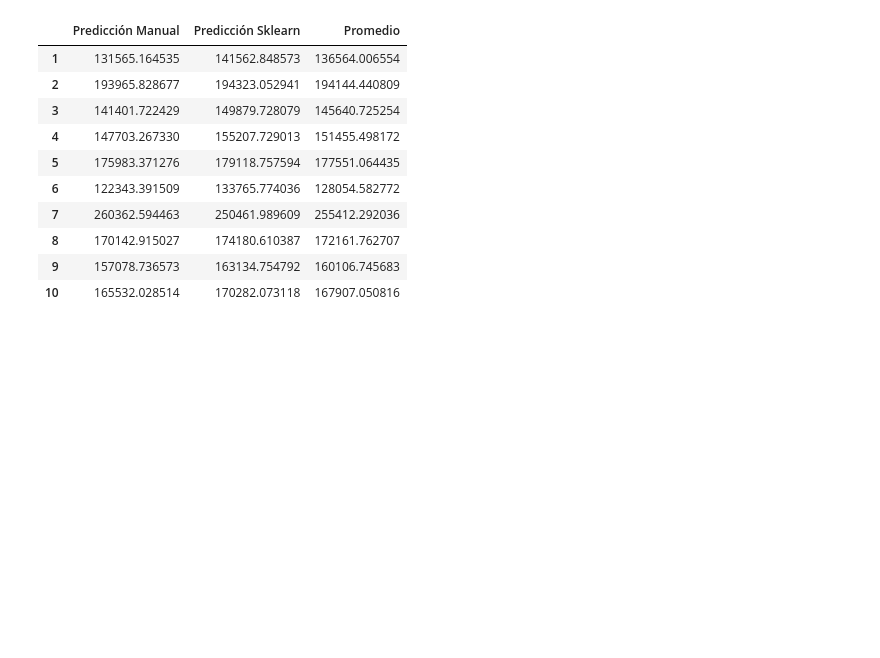
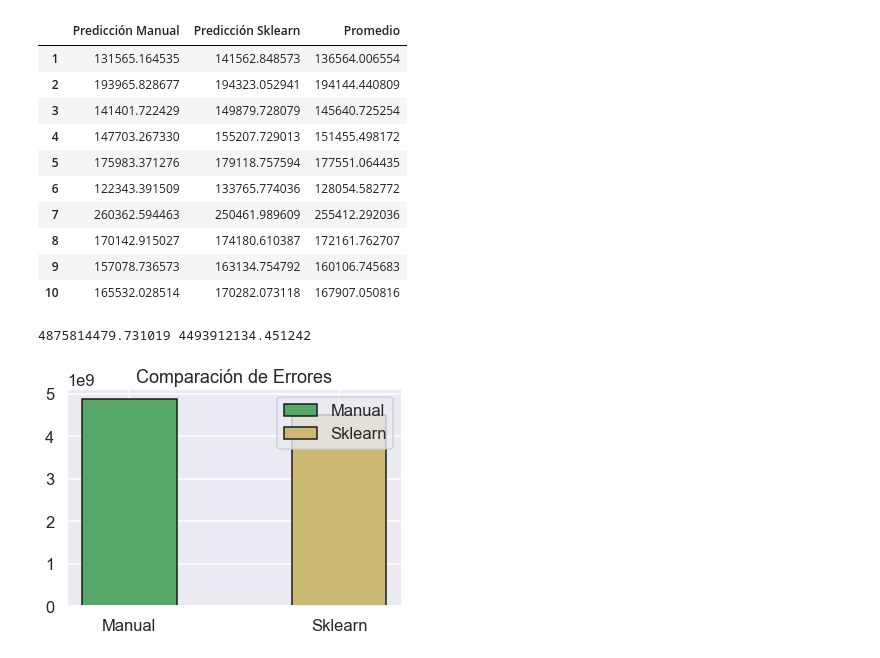
Before and after one commit to hdtahay99/project-final-python-data-science, a Jupyter notebook: dev-project.ipynb, the cells around one changed output. Drawn from its saved outputs; the diff is of its cells as text; code cells hidden in the pictures; blank space fills up the shorter version.

```diff
--- a/dev-project.ipynb
+++ b/dev-project.ipynb
@@ -353,3 +402,8 @@ df2
 | 8 | 170142.915027 | 174180.610387 | 172161.762707 |
 | 9 | 157078.736573 | 163134.754792 | 160106.745683 |
 | 10 | 165532.028514 | 170282.073118 | 167907.050816 |
+# %%
+modelo2.data_test(validation_test_set.loc[:, ['1stFlrSF']].to_numpy(),validation_test_set.loc[:, ['SalePrice']].to_numpy())
+# %% [output]
+4875814479.731019 4493912134.451242
+[figure, added]
```
Also changed, not shown: parts of 3 cells of this notebook.
